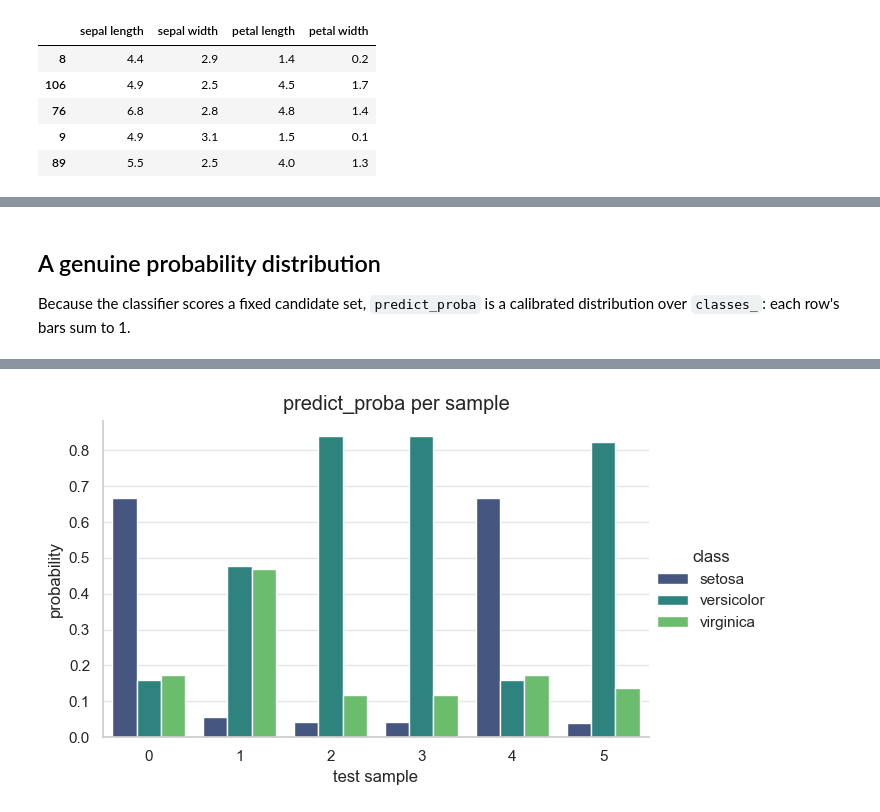
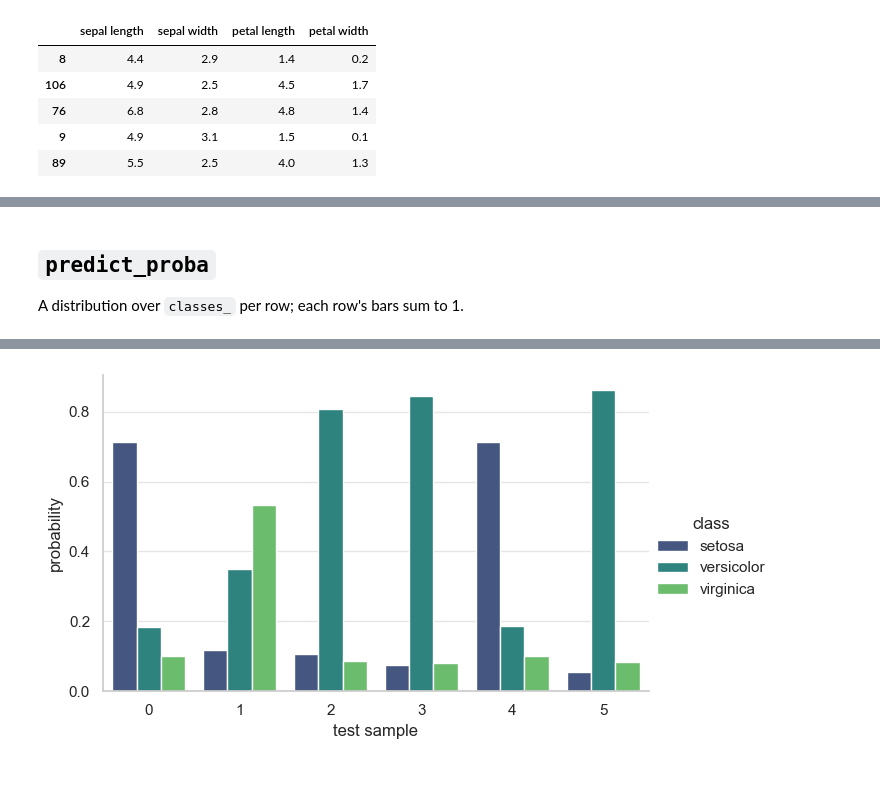
Before and after one commit to ppgsi-lab/scikit-lm, a Jupyter notebook: examples/01-iris-classifier.ipynb, the cells around one changed output, grey strips where cells are left out. Cells and saved outputs as stored; diff of their text form; code cells hidden in the pictures; blank space fills up the shorter version.

```diff
--- a/examples/01-iris-classifier.ipynb
+++ b/examples/01-iris-classifier.ipynb
@@ -78,19 +55,8 @@ runs on Apple Silicon; `backend="auto"` picks the installed stack (HF/MLX) by pl
 clf = LanguageModelClassifier(
     backend="mlx",
     model="mlx-community/distilgpt2",
-    precision="fp32",
-    training=TrainingConfig(
-        epochs=10,
-        batch_size=16,
-        lr_scheduler=LRScheduler.cosine(learning_rate=2e-5),
-        weight_decay=0.5,
-        augmentation_factor=24,
-        loss_on_target_only=True,
-        label_smoothing=0.03
-    ),
-    generation=GenerationConfig(n_samples=24),
-    random_state=SEED
-)
-clf.fit(X_train, y_train)
+    training=TrainingConfig(batch_size=8, numeric_noise=0.0),
+    random_state=SEED,
+).fit(X_train, y_train)
 # %% [output]
 [interactive output not drawn]
@@ -141,24 +86,22 @@ plt.show()
 # %% [markdown]
-## A genuine probability distribution
+## `predict_proba`
 
-Because the classifier scores a fixed candidate set, `predict_proba` is a calibrated
-distribution over `classes_`: each row's bars sum to 1.
+A distribution over `classes_` per row; each row's bars sum to 1.
 # %%
 proba = clf.predict_proba(X_test)
 proba_df = (
     pd.DataFrame(proba, columns=clf.classes_)
     .head(6)
     .reset_index(names="sample")
     .melt(id_vars="sample", var_name="class", value_name="probability")
 )
 
 g = sns.catplot(
     proba_df, kind="bar", x="sample", y="probability", hue="class",
     height=4, aspect=1.6, palette="viridis",
 )
 g.set_axis_labels("test sample", "probability")
-g.figure.suptitle("predict_proba per sample", y=1.02)
 plt.show()
 # %% [output]
 [interactive output not drawn]
-[figure, old version]
+[figure, new version]
```
Also changed, not shown: parts of 11 cells of this notebook, 12 other files.
